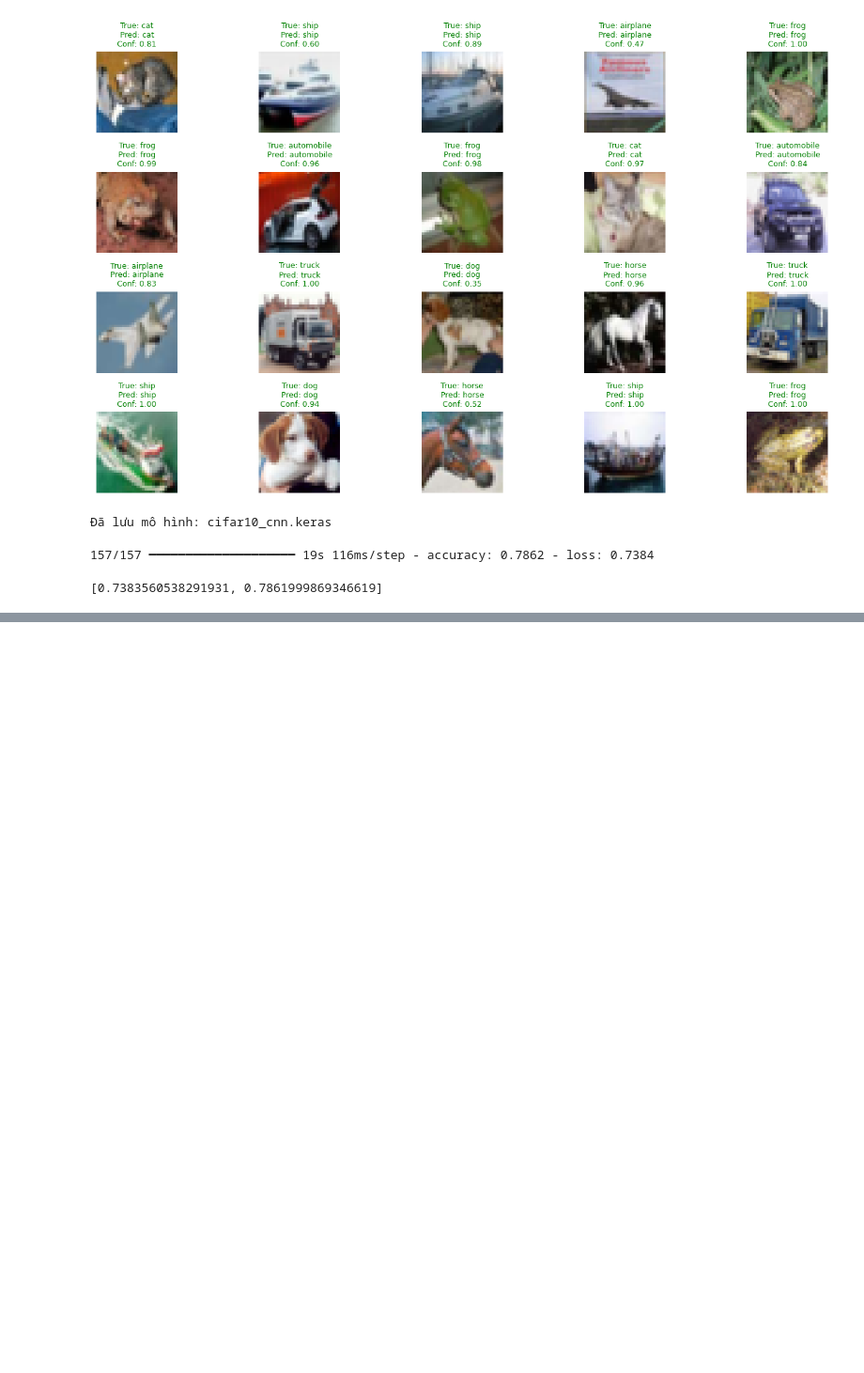
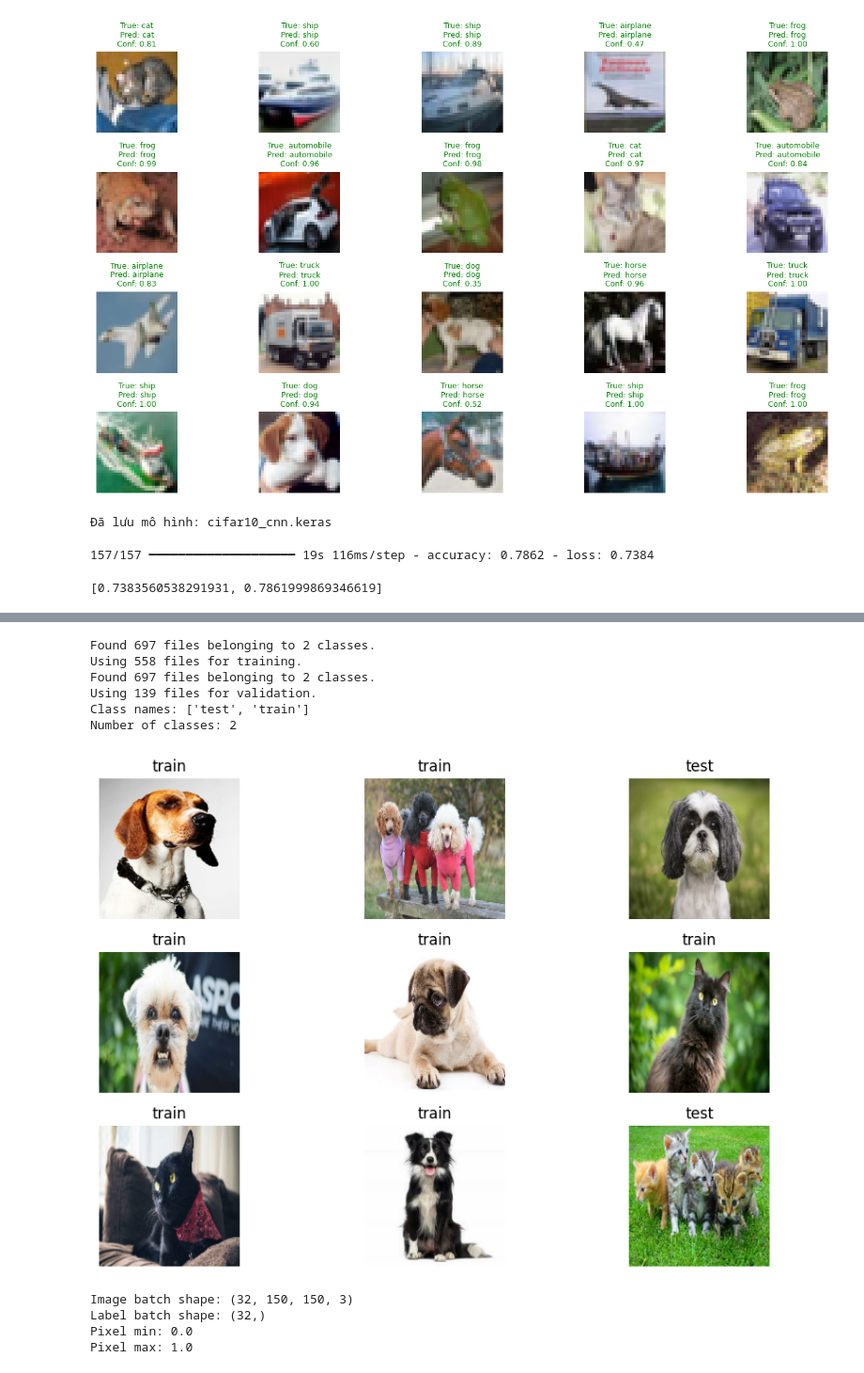
Before and after one commit to I7411/THDeepLearning, a Jupyter notebook: CNN_Buoi3.ipynb, the cells around one changed output, grey strips where cells are left out. Shown at 94% size. Drawn from its saved outputs; the diff is of its cells as text; code cells hidden in the pictures; blank space fills up the shorter version.

```diff
--- a/CNN_Buoi3.ipynb
+++ b/CNN_Buoi3.ipynb
@@ -612,0 +700,74 @@ loaded_model.evaluate(test_ds)
+# %%
+train_ds = tf.keras.utils.image_dataset_from_directory(
+    DATA_ROOT,
+    validation_split=0.2,
+    subset="training",
+    seed=SEED,
+    image_size=IMG_SIZE,
+    batch_size=BATCH_SIZE,
+    label_mode="int"
+)
+
+val_ds = tf.keras.utils.image_dataset_from_directory(
+    DATA_ROOT,
+    validation_split=0.2,
+    subset="validation",
+    seed=SEED,
+    image_size=IMG_SIZE,
+    batch_size=BATCH_SIZE,
+    label_mode="int"
+)
+
+class_names = train_ds.class_names
+
+print("Class names:", class_names)
+print("Number of classes:", len(class_names))
+# %% [output]
+Found 697 files belonging to 2 classes.
+Using 558 files for training.
+Found 697 files belonging to 2 classes.
+Using 139 files for validation.
+Class names: ['test', 'train']
+Number of classes: 2
+# %%
+plt.figure(figsize=(10, 6))
+
+for images, labels in train_ds.take(1):
+    for i in range(9):
+        plt.subplot(3, 3, i + 1)
+        plt.imshow(images[i].numpy().astype("uint8"))
+        plt.title(class_names[labels[i].numpy()])
+        plt.axis("off")
+
+plt.tight_layout()
+plt.show()
+# %% [output]
+[figure, added]
+# %%
+AUTOTUNE = tf.data.AUTOTUNE
+
+normalization_layer = layers.Rescaling(1.0 / 255)
+
+train_ds = train_ds.map(
+    lambda images, labels: (normalization_layer(images), labels),
+    num_parallel_calls=AUTOTUNE
+)
+
+val_ds = val_ds.map(
+    lambda images, labels: (normalization_layer(images), labels),
+    num_parallel_calls=AUTOTUNE
+)
+
+train_ds = train_ds.cache().shuffle(1000, seed=SEED).prefetch(AUTOTUNE)
+val_ds = val_ds.cache().prefetch(AUTOTUNE)
+
+for images, labels in train_ds.take(1):
+    print("Image batch shape:", images.shape)
+    print("Label batch shape:", labels.shape)
+    print("Pixel min:", tf.reduce_min(images).numpy())
+    print("Pixel max:", tf.reduce_max(images).numpy())
+# %% [output]
+Image batch shape: (32, 150, 150, 3)
+Label batch shape: (32,)
+Pixel min: 0.0
+Pixel max: 1.0
```
Also changed, not shown: parts of 34 cells of this notebook.
